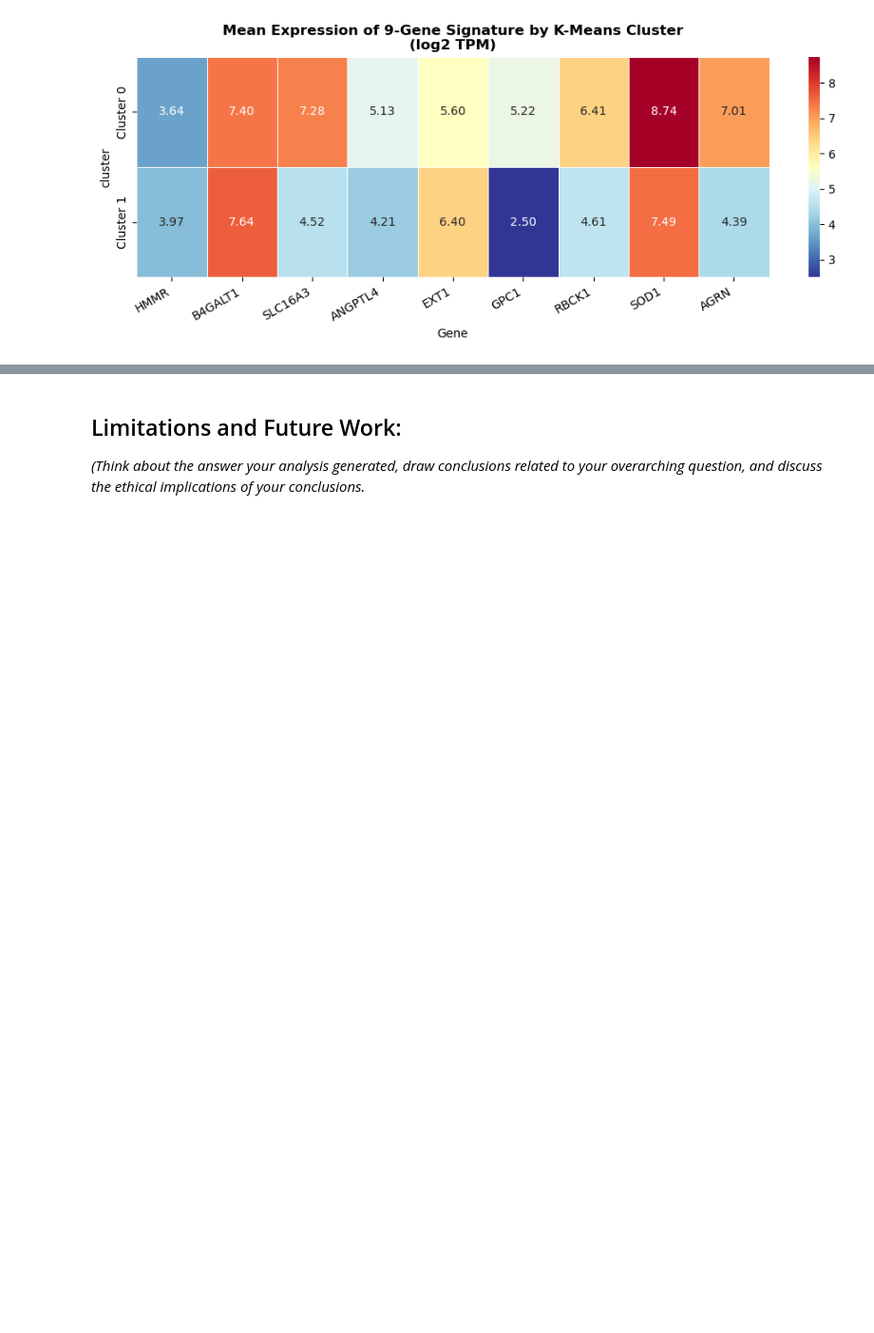
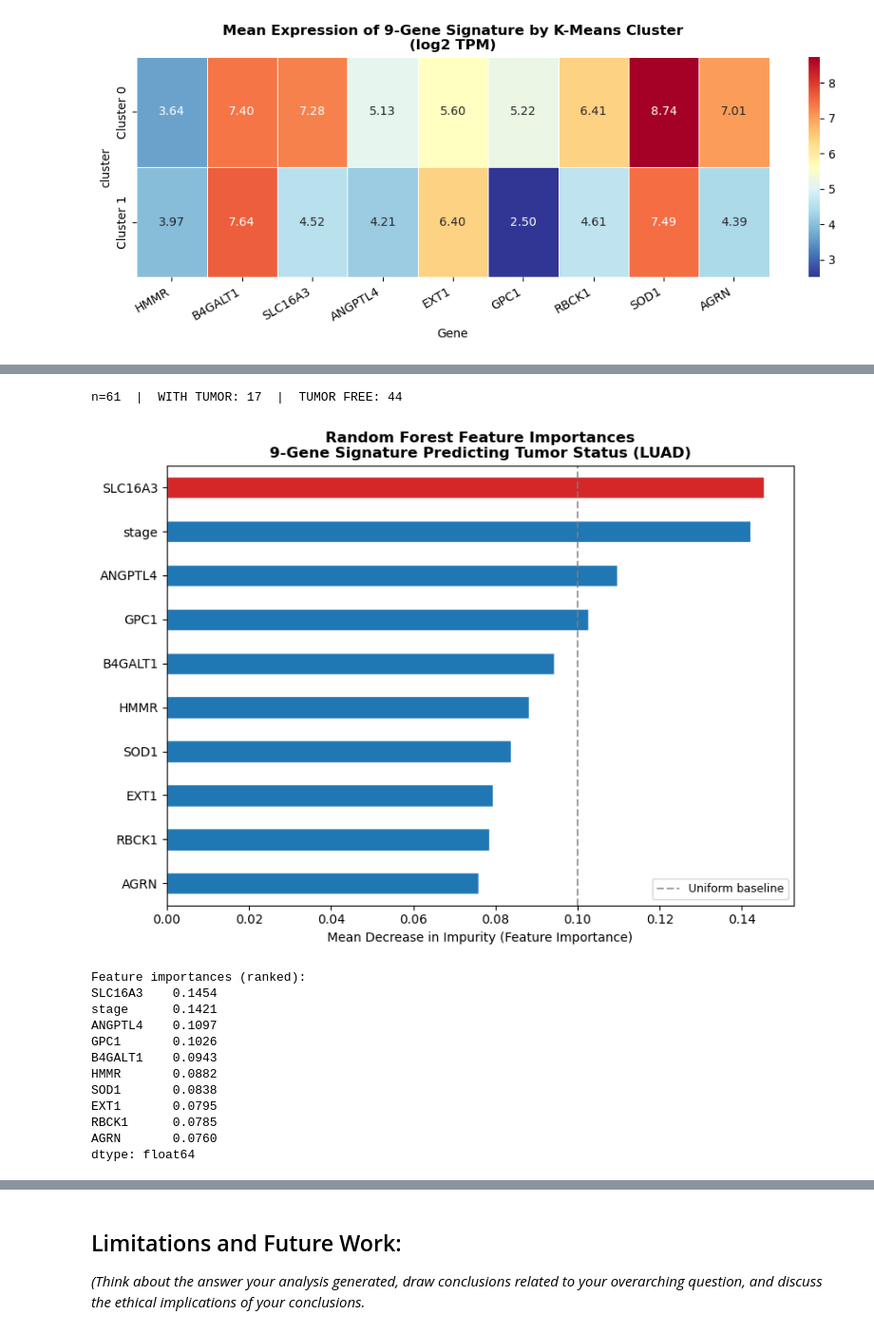
Before and after one commit to isabelvikesland/Module-4-Cancer, a Jupyter notebook: code/Module 4 Notebook.ipynb, the cells around one changed output, grey strips where cells are left out. Shown at 95% size. Saved outputs shown, nothing was run; the diff lists cells and outputs as text; code cells hidden in the pictures; blank space fills up the shorter version.

```diff
--- a/code/Module 4 Notebook.ipynb
+++ b/code/Module 4 Notebook.ipynb
@@ -165,11 +166,11 @@ os.chdir('/Users/isabelvikesland/Documents/UVA2/BME 2315 - Comp.BME/Module-4-Can
 ## Load and subset data
 # %%
 # Load expression matrix (genes x samples)
-expr_raw = pd.read_csv('VALIDATION_SET_GSE62944_subsample_log2TPM.csv', index_col=0)
+expr_raw = pd.read_csv('/Users/tomas/CompBME/Module4_Vikesland+Daniel/Module-4-Cancer/data/VALIDATION_SET_GSE62944_subsample_log2TPM.csv', index_col=0)
 print(f'Expression matrix shape (genes x samples): {expr_raw.shape}')
 
 # Load clinical metadata
-meta_all = pd.read_csv('VALIDATION_SET_GSE62944_metadata.csv')
+meta_all = pd.read_csv('/Users/tomas/CompBME/Module4_Vikesland+Daniel/Module-4-Cancer/data/VALIDATION_SET_GSE62944_metadata.csv')
 print(f'Metadata shape: {meta_all.shape}')
 print(f'Cancer types: {meta_all["cancer_type"].value_counts().to_dict()}')
 
@@ -617,3 +617,65 @@ The primary evaluation metric will be the C-index, which measures how well the m
+# %%
+from sklearn.ensemble import RandomForestClassifier
+from sklearn.model_selection import StratifiedKFold, cross_val_predict
+from sklearn.metrics import roc_auc_score, RocCurveDisplay, ConfusionMatrixDisplay
+from sklearn.preprocessing import LabelEncoder
+import warnings
+warnings.filterwarnings('ignore')
+
+# ── Build classification dataframe ────────────────────────────────────────
+clf_df = X_sig.copy()
+clf_df.index = luad_meta['sample'].values
+clf_df['tumor_status'] = luad_meta.set_index('sample')['tumor_status_clean'].values
+clf_df['stage'] = luad_meta.set_index('sample')['stage_simple'].map(
+    {'Stage I':1, 'Stage II':2, 'Stage III':3, 'Stage IV':4}).values
+
+# Drop unknowns and missing stage
+clf_df = clf_df[clf_df['tumor_status'].isin(['TUMOR FREE', 'WITH TUMOR'])]
+clf_df = clf_df.dropna(subset=['stage'])
+
+# Features and labels
+X_clf = clf_df[SIG_GENES + ['stage']].values
+y_clf = (clf_df['tumor_status'] == 'WITH TUMOR').astype(int).values  # 1 = with tumor, 0 = free
+
+print(f"n={len(clf_df)}  |  WITH TUMOR: {y_clf.sum()}  |  TUMOR FREE: {(y_clf==0).sum()}")
+
+# ── Fit Random Forest ─────────────────────────────────────────────────────
+rf = RandomForestClassifier(n_estimators=500, class_weight='balanced',
+                             random_state=42, max_features='sqrt')
+rf.fit(X_clf, y_clf)
+
+# ── Feature importances ───────────────────────────────────────────────────
+feature_names = SIG_GENES + ['stage']
+importances = pd.Series(rf.feature_importances_, index=feature_names).sort_values(ascending=True)
+
+fig, ax = plt.subplots(figsize=(8, 6))
+colors = ['#d62728' if i == importances.index[-1] else '#1f77b4' for i in importances.index]
+importances.plot(kind='barh', ax=ax, color=colors, edgecolor='white')
+ax.set_xlabel('Mean Decrease in Impurity (Feature Importance)')
+ax.set_title('Random Forest Feature Importances\n9-Gene Signature Predicting Tumor Status (LUAD)',
+             fontweight='bold')
+ax.axvline(1/len(feature_names), color='gray', linestyle='--', alpha=0.7, label='Uniform baseline')
+ax.legend(fontsize=9)
+plt.tight_layout()
+plt.show()
+
+print("\nFeature importances (ranked):")
+print(importances.sort_values(ascending=False).round(4))
+# %% [output]
+n=61  |  WITH TUMOR: 17  |  TUMOR FREE: 44
+[figure, added]
+Feature importances (ranked):
+SLC16A3    0.1454
+stage      0.1421
+ANGPTL4    0.1097
+GPC1       0.1026
+B4GALT1    0.0943
+HMMR       0.0882
+SOD1       0.0838
+EXT1       0.0795
+RBCK1      0.0785
+AGRN       0.0760
+dtype: float64
 # %% [markdown]
 ## AI Usage in this section:
 - ClaudeAI was used to help add formatting bars to output text to make the notebook presentation nicer
```
Also changed, not shown: parts of 11 cells of this notebook.
